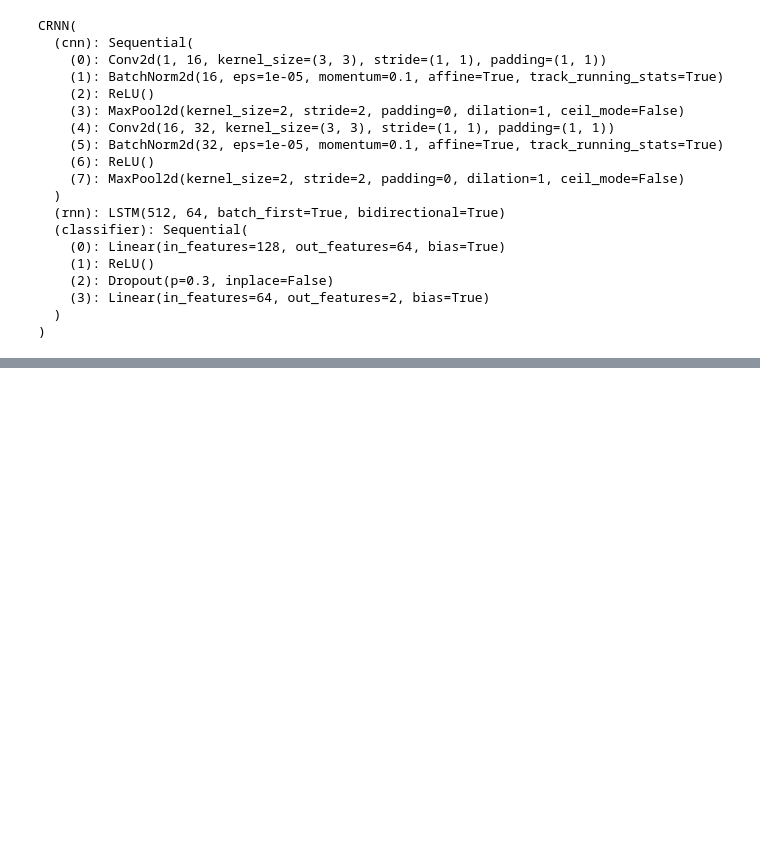
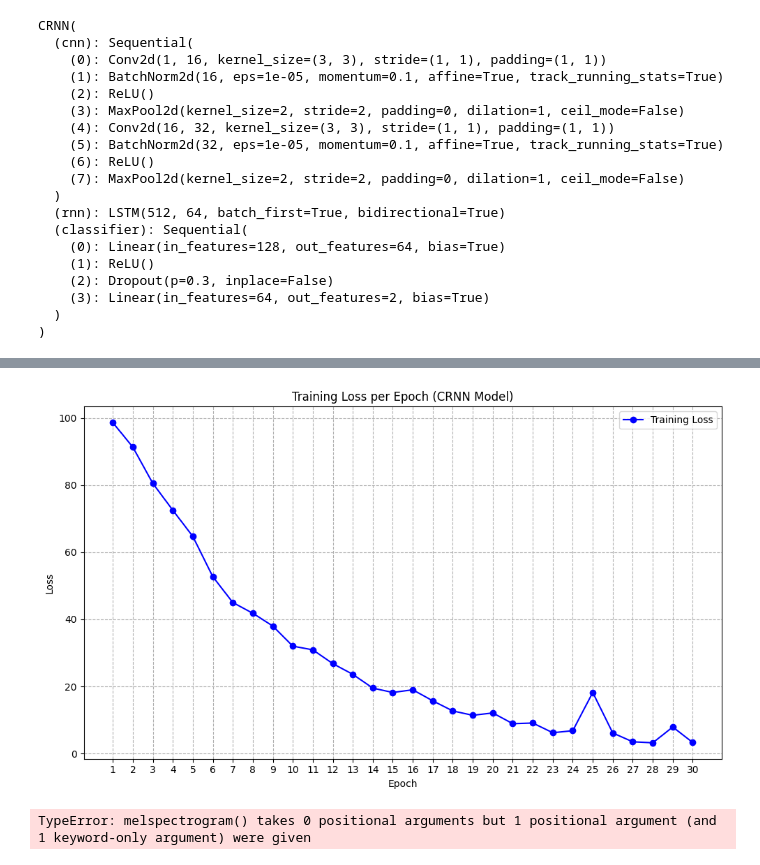
Before and after one commit to limgw97/AI-X-DL-Projects, a Jupyter notebook: project.ipynb, the cells around one changed output, grey strips where cells are left out. Cells and saved outputs as stored; diff of their text form; code cells hidden in the pictures; blank space fills up the shorter version.

Commit message:
Updated images

```diff
--- a/project.ipynb
+++ b/project.ipynb
@@ -245,0 +246,36 @@ else:
+# %%
+epochs = range(1, 31)
+loss = [
+    98.6, 91.3, 80.5, 72.5, 64.7, 52.7, 45.0, 41.8, 38.0, 32.0,
+    30.9, 26.8, 23.6, 19.5, 18.2, 19.0, 15.7, 12.7, 11.4, 12.1,
+    8.9, 9.1, 6.2, 6.8, 18.2, 6.1346, 3.5, 3.2, 7.9, 3.3
+]
+
+plt.figure(figsize=(10, 6))
+plt.plot(epochs, loss, marker='o', linestyle='-', color='b', label='Training Loss')
+
+plt.xlabel('Epoch')
+plt.ylabel('Loss')
+plt.title('Training Loss per Epoch (CRNN Model)')
+plt.xticks(epochs)
+plt.grid(True, linestyle='--')
+plt.legend()
+plt.tight_layout()
+plt.show()
+# %% [output]
+[figure, added]
+# %%
+import librosa.display
+audio_path = "D:/AI+XDL/archive/dev_data_fan/train/normal_id_00_00000000.wav"
+y, sr = librosa.load(audio_path, sr=16000)
+mel_spec = librosa.feature.melspectrogram(y, sr=sr, n_mels=64)
+mel_db = librosa.power_to_db(mel_spec, ref=np.max)
+
+plt.figure(figsize=(10, 4))
+librosa.display.specshow(mel_db, sr=sr, x_axis='time', y_axis='mel')
+plt.colorbar(format='%+2.0f dB')
+plt.title('Mel-Spectrogram Example')
+plt.tight_layout()
+plt.show()
+# %% [output]
+TypeError: melspectrogram() takes 0 positional arguments but 1 positional argument (and 1 keyword-only argument) were given
```
Also changed, not shown: parts of 1 cell of this notebook, 1 other file.
